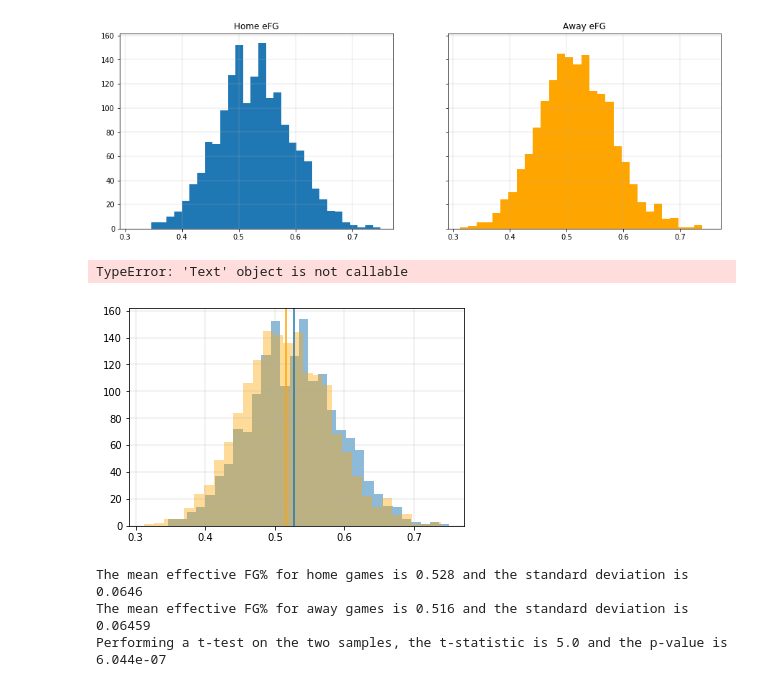
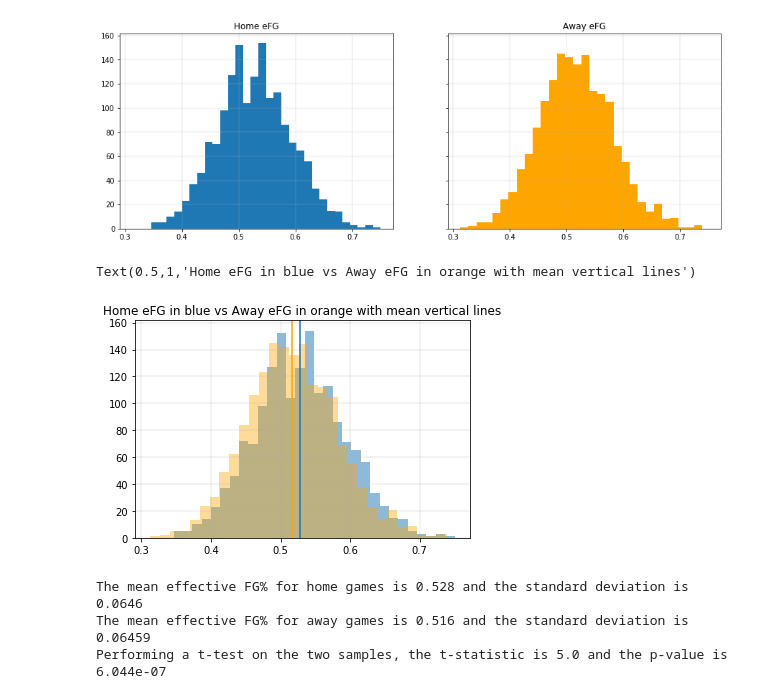
Before and after one commit to fayadabbasi/NBA_Four_Factors, a Jupyter notebook: NBA_Four_Factor_Analytics.ipynb, the cells around one changed output. Drawn from its saved outputs; the diff is of its cells as text; code cells hidden in the pictures.

```diff
--- a/NBA_Four_Factor_Analytics.ipynb
+++ b/NBA_Four_Factor_Analytics.ipynb
@@ -126,14 +126,14 @@ Text(0.5,1,'Away eFG')
 # %%
 fig, ax = plt.subplots(1,1)
 ax.hist(df_home['eFG'], bins=30, alpha=0.5)
 ax.hist(df_away['eFG'], bins=30, color='orange', alpha=0.4)
 ax.grid(which='major', linestyle='-', linewidth='0.3')
 ax.axvline(np.mean(df_home['eFG']))
 ax.axvline(np.mean(df_away['eFG']), color='orange')
-ax.title('Home eFG in blue vs Away eFG in orange with mean vertical lines')
+ax.set_title('Home eFG in blue vs Away eFG in orange with mean vertical lines')
 # %% [output]
-TypeError: 'Text' object is not callable
+Text(0.5,1,'Home eFG in blue vs Away eFG in orange with mean vertical lines')
-[figure, old version]
+[figure, new version]
 # %%
 efg_stat, efg_pval = stats.ttest_ind(df_home['eFG'], df_away['eFG'])
 # %%
```
Also changed, not shown: parts of 1 cell of this notebook, 1 other file.
